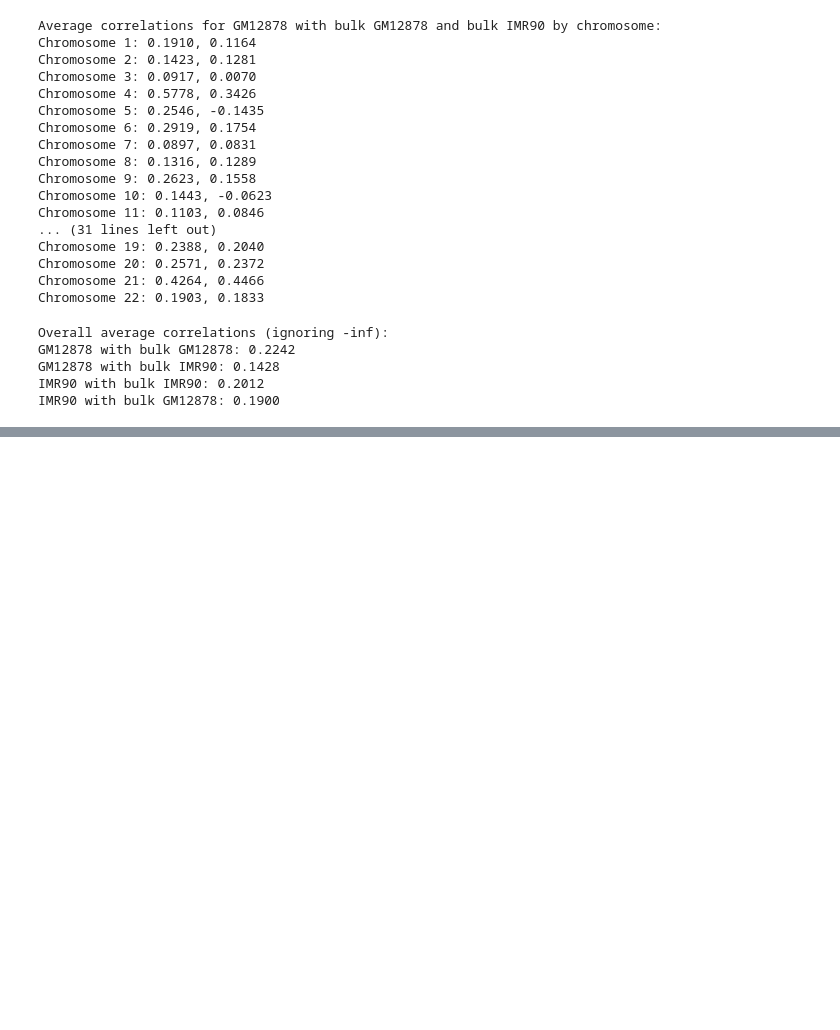
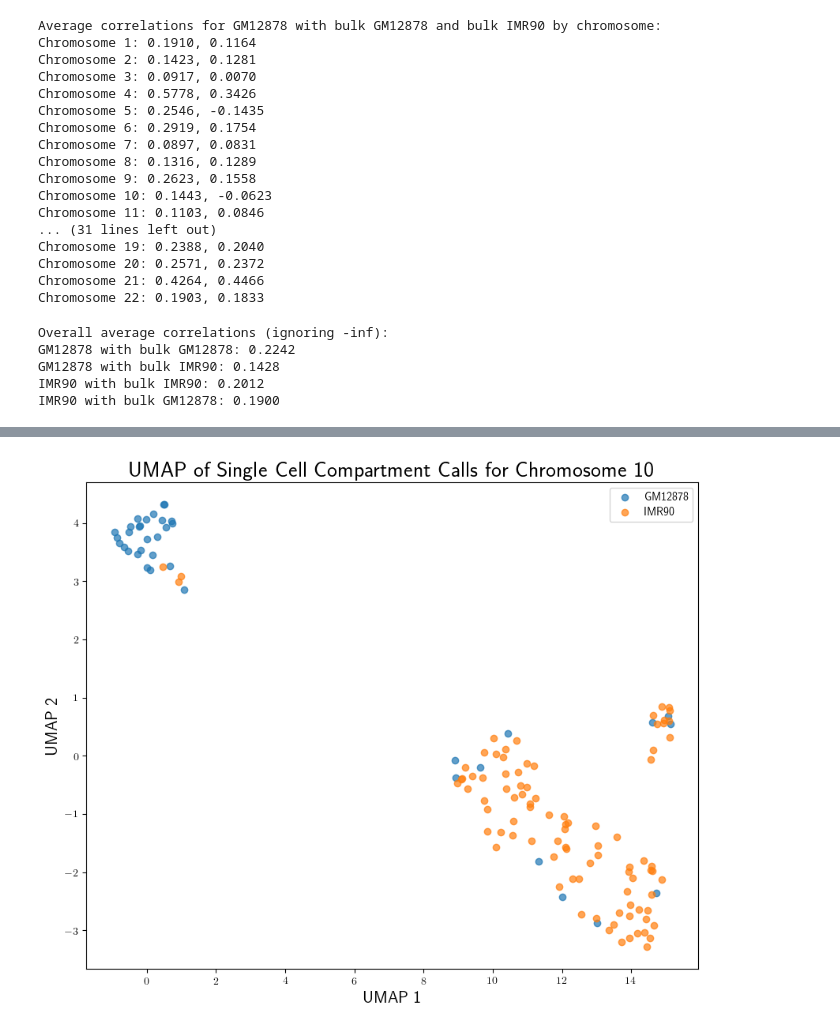
Before and after one commit to DavidWarrenKatz/Hypermatrix, a Jupyter notebook: utilities/single-cell/make_AB_compartments.ipynb, the cells around one changed output, grey strips where cells are left out. Saved outputs shown, nothing was run; the diff lists cells and outputs as text; code cells hidden in the pictures; blank space fills up the shorter version.

Commit message:
updated single cell pipeline

```diff
--- a/utilities/single-cell/make_AB_compartments.ipynb
+++ b/utilities/single-cell/make_AB_compartments.ipynb
@@ -417,0 +321,42 @@ plot_eigenvectors_with_heatmap(
+# %%
+import numpy as np
+import pandas as pd
+import matplotlib.pyplot as plt
+import umap
+
+def plot_umap(sc_dataframe, chr, random_state=42):
+    # Prepare the data
+    gm12878_data = np.stack(sc_dataframe[sc_dataframe['Cell Type'] == 'GM12878']['A/B Compartment'].apply(lambda x: np.array(x)).tolist())
+    imr90_data = np.stack(sc_dataframe[sc_dataframe['Cell Type'] == 'IMR90']['A/B Compartment'].apply(lambda x: np.array(x)).tolist())
+
+    # Combine the data
+    combined_data = np.vstack([gm12878_data, imr90_data])
+    labels = ['GM12878'] * len(gm12878_data) + ['IMR90'] * len(imr90_data)
+
+    # Fill NaNs with 0s
+    combined_data[np.isnan(combined_data)] = 0
+
+    # Run UMAP
+    reducer = umap.UMAP(n_components=2, random_state=random_state)
+    umap_results = reducer.fit_transform(combined_data)
+
+    # Create a DataFrame for easier plotting
+    umap_df = pd.DataFrame(umap_results, columns=['UMAP 1', 'UMAP 2'])
+    umap_df['Cell Type'] = labels
+
+    # Plot the UMAP
+    plt.figure(figsize=(10, 8))
+    for cell_type in ['GM12878', 'IMR90']:
+        indices = umap_df['Cell Type'] == cell_type
+        plt.scatter(umap_df.loc[indices, 'UMAP 1'], umap_df.loc[indices, 'UMAP 2'], label=cell_type, alpha=0.7)
+
+    plt.title(f'UMAP of Single Cell Compartment Calls for Chromosome {chr}', fontsize=20)
+    plt.xlabel('UMAP 1', fontsize=15)
+    plt.ylabel('UMAP 2', fontsize=15)
+    plt.legend()
+    plt.show()
+
+# Example invocation with the chromosome number
+plot_umap(sc_dataframe, chr=chr)
+# %% [output]
+[figure, added]
```
Also changed, not shown: parts of 4 cells of this notebook.
